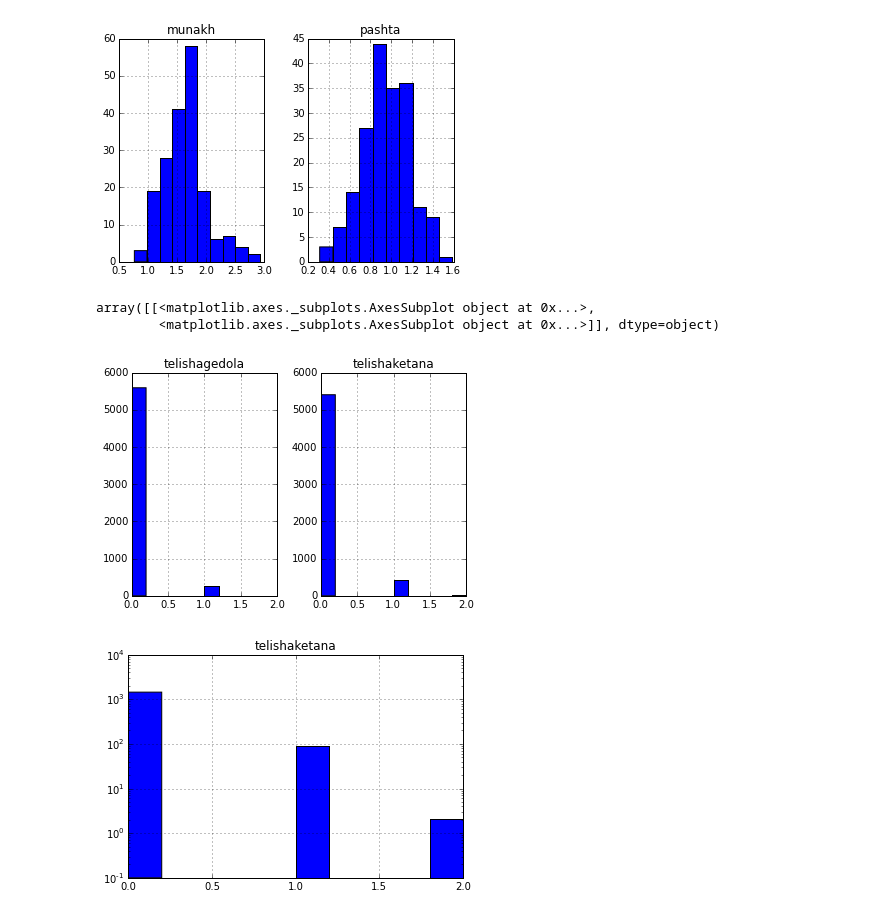
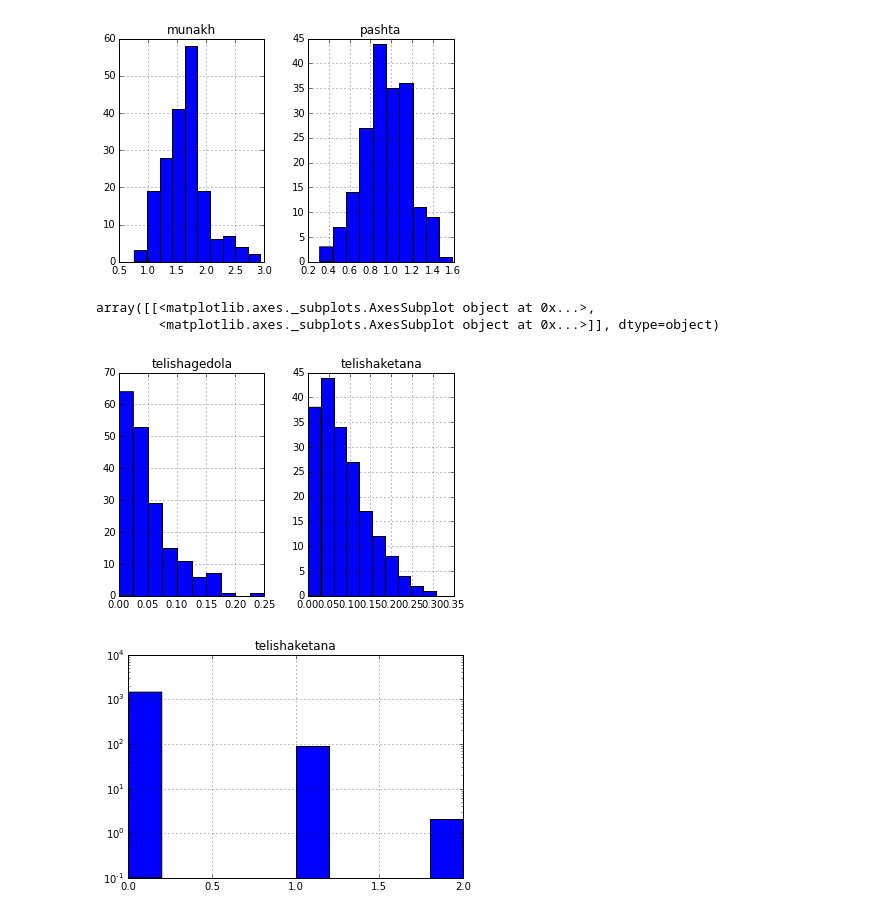
Before and after one commit to Noleli/trop-analysis, a Jupyter notebook: Trop analysis.ipynb, the cells around one changed output. Cells and saved outputs as stored; diff of their text form; code cells hidden in the pictures.

Commit message:
clean-up and organization. wordcounts

```diff
--- a/Trop analysis.ipynb
+++ b/Trop analysis.ipynb
@@ -38,6 +42,10 @@ for sefer in sfarim:
                 row['perek'] = pereknum
                 counts[sefer][pereknum][pasuknum] = row
             words = pasuk.findall('w')
+            if 'wordcount' not in counts[sefer][pereknum][pasuknum]:
+                counts[sefer][pereknum][pasuknum]['wordcount'] = len(words)
+            else:
+                counts[sefer][pereknum][pasuknum]['wordcount'] += len(words)
             for wordobj in words:
                 word = wordobj.text
                 for trop in tropnames:
@@ -157,11 +208,11 @@ array([[<matplotlib.axes._subplots.AxesSubplot object at 0x...>,
         <matplotlib.axes._subplots.AxesSubplot object at 0x...>]], dtype=object)
 [figure]
 # %%
-df[['telishaketana','telishagedola']].hist()
+perekmeans[['telishaketana','telishagedola']].hist()
 # %% [output]
 array([[<matplotlib.axes._subplots.AxesSubplot object at 0x...>,
         <matplotlib.axes._subplots.AxesSubplot object at 0x...>]], dtype=object)
-[figure, old version]
+[figure, new version]
 # %%
 fig, ax = plt.subplots()
 df.loc['bereshit'][['telishaketana']].hist(ax=ax, bottom=0.1)
```
Also changed, not shown: parts of 11 cells of this notebook.
